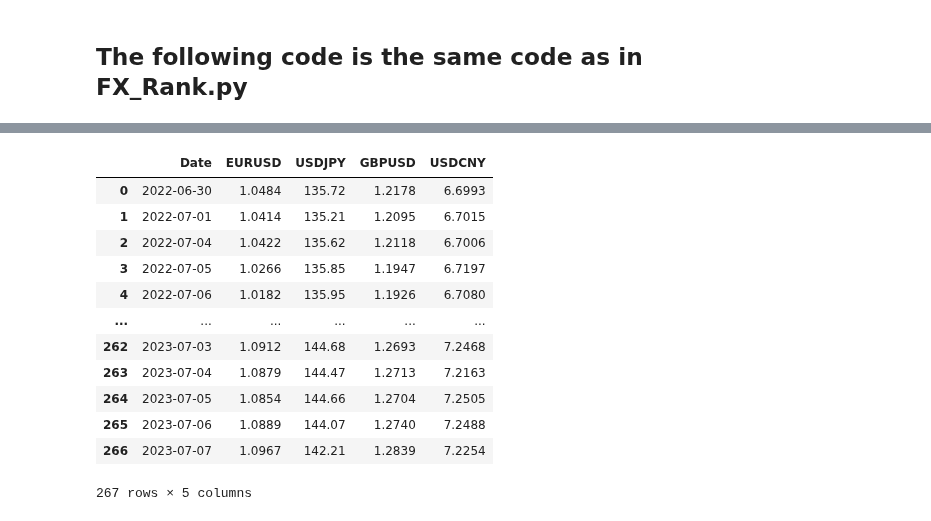
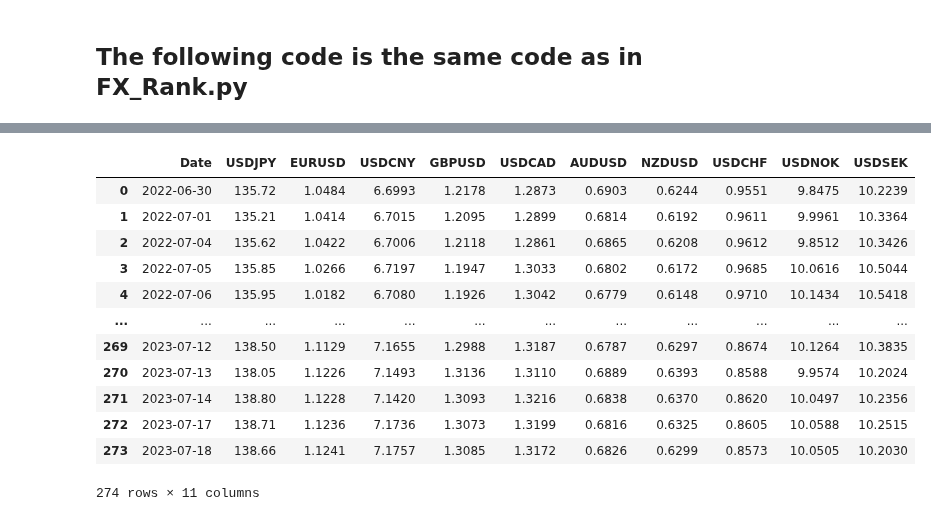
Before and after one commit to ken-100/Investment_Python, a Jupyter notebook: Market/Monitoring/FX_Rank.ipynb, the cells around one changed output, grey strips where cells are left out. Saved outputs shown, nothing was run; the diff lists cells and outputs as text; code cells hidden in the pictures.

```diff
--- a/Market/Monitoring/FX_Rank.ipynb
+++ b/Market/Monitoring/FX_Rank.ipynb
@@ -52,7 +52,7 @@ if TDA.month > 3 or (TDA.month == 3 and TDA.day == 31):
 else:
     YE = date(TDA.year - 1, 3, 31).strftime("%Y%m%d")
 
-L = ["EUR","JPY","GBP","CNY","NZD","NOK","AUD","CAD","CHF","SEK"]
+L = ["JPY","EUR","CNY","GBP","CAD","AUD","NZD","CHF","NOK","SEK"]
 T = [i + "USD BGN Curncy" for i in L]
 df = blp.bdh(T, "px_last", YE, ODA, Days="W", Fill="P").reset_index()
 df = df[["index"]+T]
@@ -75,21 +101,21 @@ df
 # %%
-L2 = ["EURUSD","USDJPY","GBPUSD","USDCNY"]
+L2 = [row['Curncy'] + 'USD' if row['is_pct_chg_app_base_crncy'] == 'N' else 'USD' + row['Curncy'] for _, row in BDP.iterrows()]
 T2 = [i + " BGN Curncy" for i in L2]
 df2 = blp.bdh(T2, "px_last", OYA, ODA, Days="W", Fill="P").reset_index()
 df2 = df2[["index"]+T2]
 df2.columns = ["Date"] + L2
 df2
 # %% [output]
-|  | Date | EURUSD | USDJPY | GBPUSD | USDCNY |
-| 0 | 2022-06-30 | 1.0484 | 135.72 | 1.2178 | 6.6993 |
-| 1 | 2022-07-01 | 1.0414 | 135.21 | 1.2095 | 6.7015 |
-| 2 | 2022-07-04 | 1.0422 | 135.62 | 1.2118 | 6.7006 |
-| 3 | 2022-07-05 | 1.0266 | 135.85 | 1.1947 | 6.7197 |
-| 4 | 2022-07-06 | 1.0182 | 135.95 | 1.1926 | 6.7080 |
-| ... | ... | ... | ... | ... | ... |
-| 262 | 2023-07-03 | 1.0912 | 144.68 | 1.2693 | 7.2468 |
-| 263 | 2023-07-04 | 1.0879 | 144.47 | 1.2713 | 7.2163 |
-| 264 | 2023-07-05 | 1.0854 | 144.66 | 1.2704 | 7.2505 |
-| 265 | 2023-07-06 | 1.0889 | 144.07 | 1.2740 | 7.2488 |
-| 266 | 2023-07-07 | 1.0967 | 142.21 | 1.2839 | 7.2254 |
+|  | Date | USDJPY | EURUSD | USDCNY | GBPUSD | USDCAD | AUDUSD | NZDUSD | USDCHF | USDNOK | USDSEK |
+| 0 | 2022-06-30 | 135.72 | 1.0484 | 6.6993 | 1.2178 | 1.2873 | 0.6903 | 0.6244 | 0.9551 | 9.8475 | 10.2239 |
+| 1 | 2022-07-01 | 135.21 | 1.0414 | 6.7015 | 1.2095 | 1.2899 | 0.6814 | 0.6192 | 0.9611 | 9.9961 | 10.3364 |
+| 2 | 2022-07-04 | 135.62 | 1.0422 | 6.7006 | 1.2118 | 1.2861 | 0.6865 | 0.6208 | 0.9612 | 9.8512 | 10.3426 |
+| 3 | 2022-07-05 | 135.85 | 1.0266 | 6.7197 | 1.1947 | 1.3033 | 0.6802 | 0.6172 | 0.9685 | 10.0616 | 10.5044 |
+| 4 | 2022-07-06 | 135.95 | 1.0182 | 6.7080 | 1.1926 | 1.3042 | 0.6779 | 0.6148 | 0.9710 | 10.1434 | 10.5418 |
+| ... | ... | ... | ... | ... | ... | ... | ... | ... | ... | ... | ... |
+| 269 | 2023-07-12 | 138.50 | 1.1129 | 7.1655 | 1.2988 | 1.3187 | 0.6787 | 0.6297 | 0.8674 | 10.1264 | 10.3835 |
+| 270 | 2023-07-13 | 138.05 | 1.1226 | 7.1493 | 1.3136 | 1.3110 | 0.6889 | 0.6393 | 0.8588 | 9.9574 | 10.2024 |
+| 271 | 2023-07-14 | 138.80 | 1.1228 | 7.1420 | 1.3093 | 1.3216 | 0.6838 | 0.6370 | 0.8620 | 10.0497 | 10.2356 |
+| 272 | 2023-07-17 | 138.71 | 1.1236 | 7.1736 | 1.3073 | 1.3199 | 0.6816 | 0.6325 | 0.8605 | 10.0588 | 10.2515 |
+| 273 | 2023-07-18 | 138.66 | 1.1241 | 7.1757 | 1.3085 | 1.3172 | 0.6826 | 0.6299 | 0.8573 | 10.0505 | 10.2030 |
-267 rows × 5 columns
+274 rows × 11 columns
```
Also changed, not shown: parts of 5 cells of this notebook.
